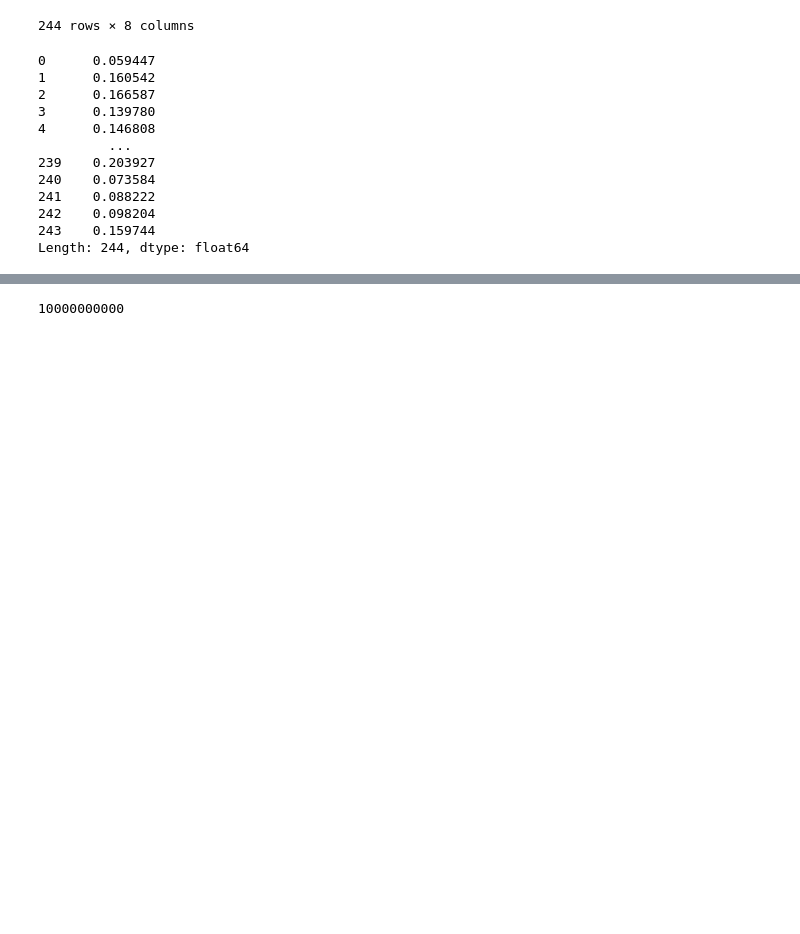
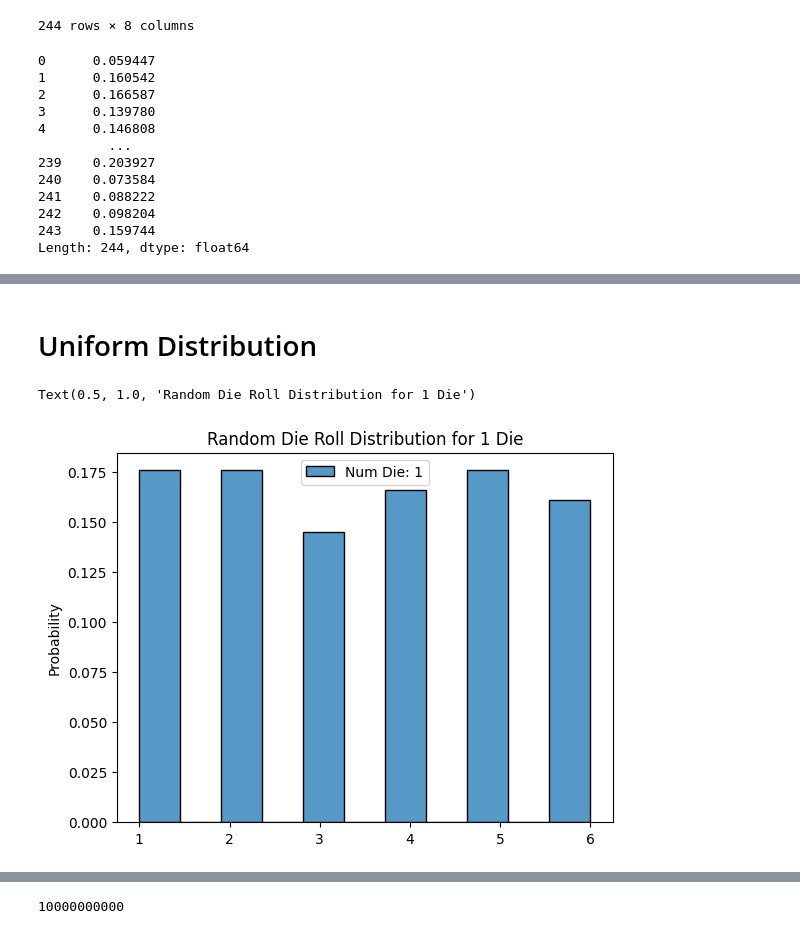
Before and after one commit to bipin-a/aidi-1204, a Jupyter notebook: In_Class_Notebooks/Week4_monte_carlo.ipynb, the cells around one changed output, grey strips where cells are left out. Cells and saved outputs as stored; diff of their text form; code cells hidden in the pictures; blank space fills up the shorter version.

Commit message:
adding more distributions

```diff
--- a/In_Class_Notebooks/Week4_monte_carlo.ipynb
+++ b/In_Class_Notebooks/Week4_monte_carlo.ipynb
@@ -337,3 +334,28 @@ ax.legend()
 # Repeat above for num_rolls = 10_000 & num_dice = 10
 # Repeat above for num_rolls = 10_000 & num_dice = 1_000
 # Repeat above for num_rolls = 10_000 & num_dice = 100_000
+# %% [markdown]
+# Uniform Distribution
+# %%
+fig, ax = plt.subplots()
+
+possible_num_die = [1]
+
+for num_die in possible_num_die:
+     rolls = rolling_die(
+        num_rolls = 1000,
+        num_dice = num_die,
+        ).mean(axis=1)
+
+     sns.histplot(
+         rolls,
+         ax=ax,
+         label=f'Num Die: {num_die}',
+         stat='probability',
+         )
+
+ax.legend()
+ax.set_title("Random Die Roll Distribution for 1 Die")
+# %% [output]
+Text(0.5, 1.0, 'Random Die Roll Distribution for 1 Die')
+[figure, added]
```
Also changed, not shown: parts of 14 cells of this notebook.
